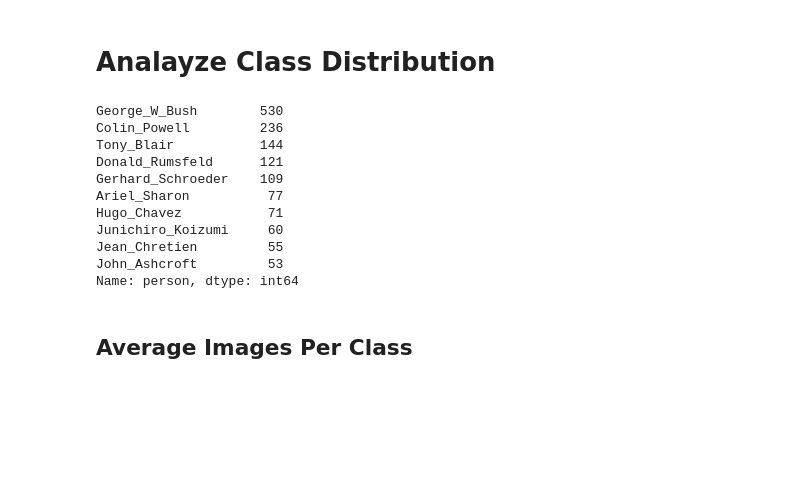
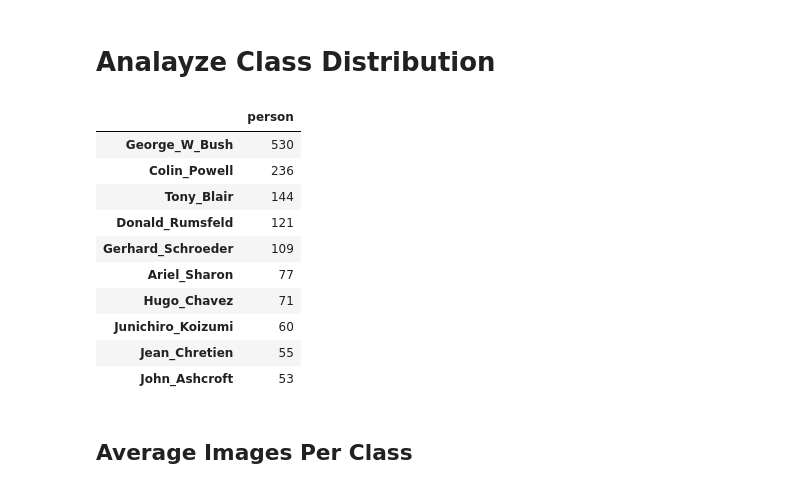
Before and after one commit to liav2002/One-Shot-Facial-Recognition, a Jupyter notebook: notebooks/EDA.ipynb, the cells around one changed output. Drawn from its saved outputs; the diff is of its cells as text; code cells hidden in the pictures; blank space fills up the shorter version.

```diff
--- a/notebooks/EDA.ipynb
+++ b/notebooks/EDA.ipynb
@@ -53,20 +53,20 @@ dataset_df['person'].nunique()
 # %% [markdown]
 # Analayze Class Distribution
 # %%
-class_counts = dataset_df['person'].value_counts()
+class_counts = pd.DataFrame(dataset_df['person'].value_counts())
 class_counts.head(10)
 # %% [output]
-George_W_Bush        530
-Colin_Powell         236
-Tony_Blair           144
-Donald_Rumsfeld      121
-Gerhard_Schroeder    109
-Ariel_Sharon          77
-Hugo_Chavez           71
-Junichiro_Koizumi     60
-Jean_Chretien         55
-John_Ashcroft         53
-Name: person, dtype: int64
+|  | person |
+| George_W_Bush | 530 |
+| Colin_Powell | 236 |
+| Tony_Blair | 144 |
+| Donald_Rumsfeld | 121 |
+| Gerhard_Schroeder | 109 |
+| Ariel_Sharon | 77 |
+| Hugo_Chavez | 71 |
+| Junichiro_Koizumi | 60 |
+| Jean_Chretien | 55 |
+| John_Ashcroft | 53 |
 # %% [markdown]
 ## Average Images Per Class
 # %%
```
Also changed, not shown: parts of 3 cells of this notebook.
